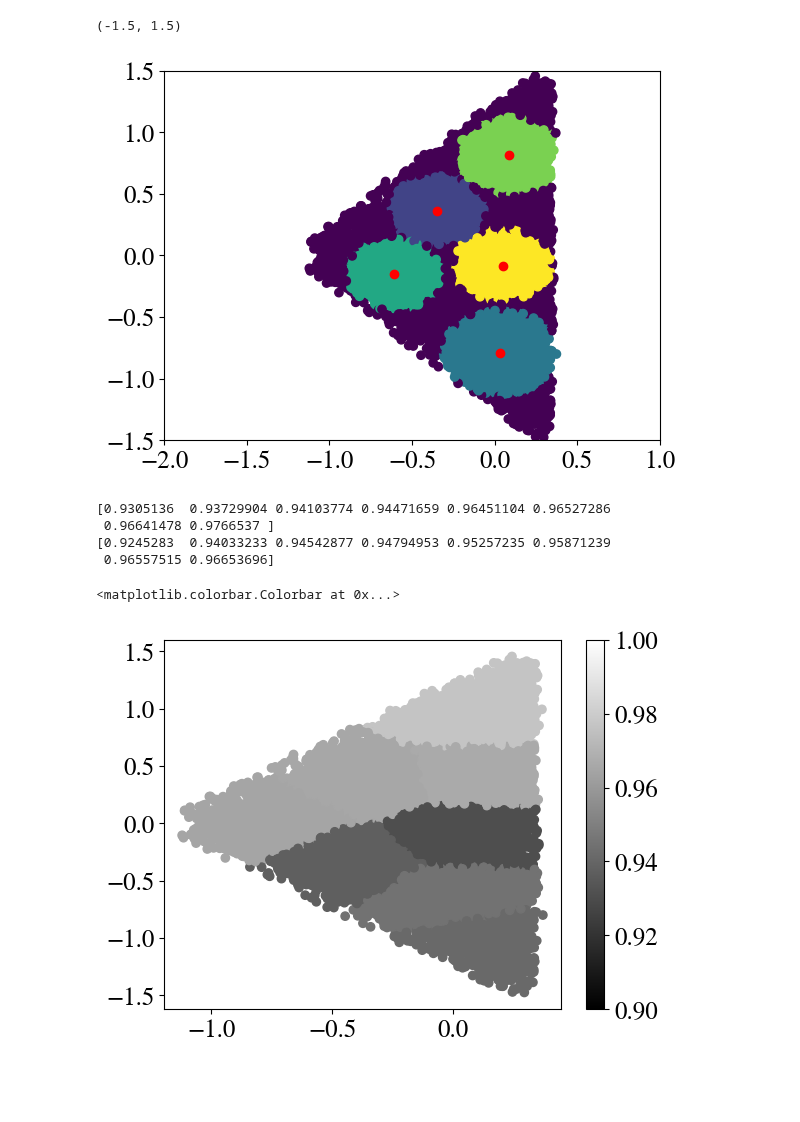
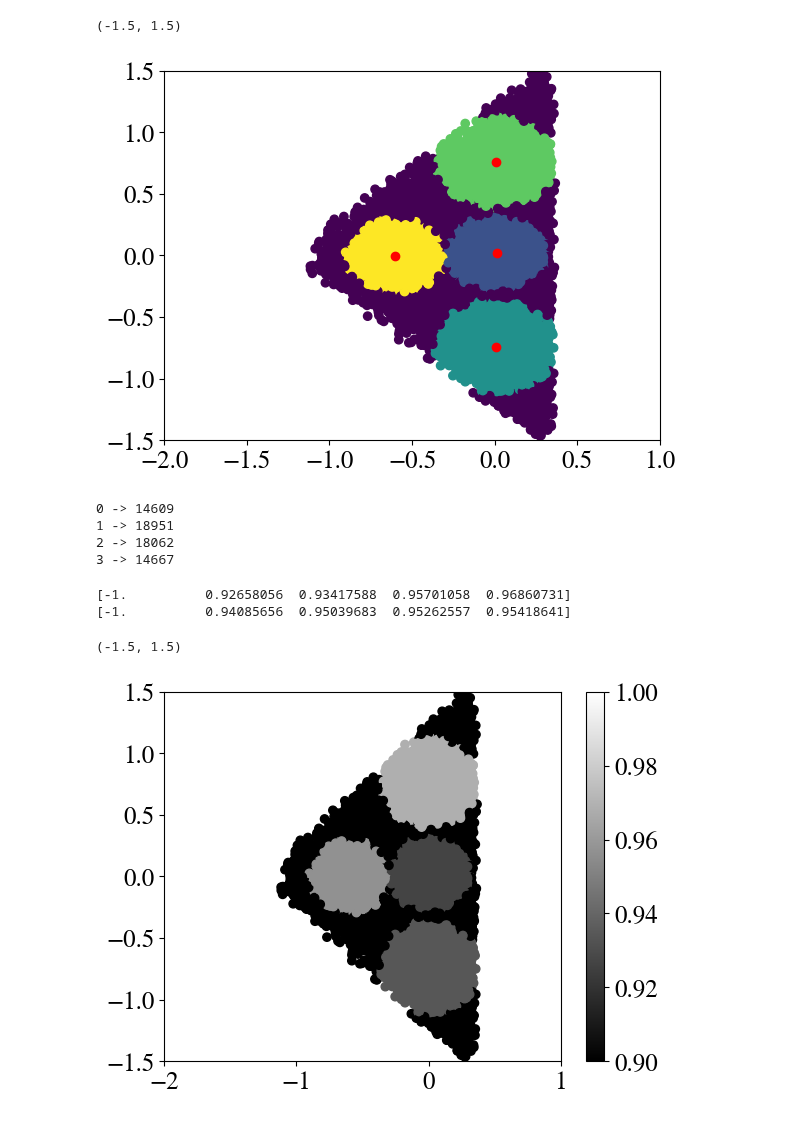
Before and after one commit to yashpatel5400/canvi, a Jupyter notebook: canvi/plot_regions_cov.ipynb, the cells around one changed output. Saved outputs shown, nothing was run; the diff lists cells and outputs as text; code cells hidden in the pictures; blank space fills up the shorter version.

```diff
--- a/canvi/plot_regions_cov.ipynb
+++ b/canvi/plot_regions_cov.ipynb
@@ -55,8 +55,8 @@ task = sbibm.get_task(task_name)
 prior = task.get_prior_dist()
 simulator = task.get_simulator()
 
-calibration_sims = 50_000
-calibration_theta = prior.sample((sims,))
+calibration_sims = 500_000
+calibration_theta = prior.sample((calibration_sims,))
 calibration_x = simulator(calibration_theta)
 calibration_theta = calibration_theta[...,:2]
 
@@ -68,7 +68,7 @@ test_theta = test_theta[...,:2]
 from sklearn.cluster import KMeans
 import numpy as np
 
-K = 5
+K = 4
 kmeans = KMeans(n_clusters=K, random_state=0, n_init="auto").fit(calibration_x)
 # %%
 radii = []
@@ -76,10 +76,14 @@ for k in range(K):
     dists = np.linalg.norm(kmeans.cluster_centers_[k] - kmeans.cluster_centers_, axis=1) / 2
     radii.append(np.min(dists[dists != 0]))
 # %%
+cal_labels = np.ones(calibration_x.shape[0]) * -1
 test_labels = np.ones(test_x.shape[0]) * -1
 for k in range(K):
     dists = np.linalg.norm(test_x - kmeans.cluster_centers_[k], axis=1)
     test_labels[dists < radii[k]] = k
+
+    cal_dists = np.linalg.norm(calibration_x - kmeans.cluster_centers_[k], axis=1)
+    cal_labels[cal_dists < radii[k]] = k
 # %%
 plt.scatter(test_x[:,0],test_x[:,1],c=test_labels.astype(float))
 plt.scatter(kmeans.cluster_centers_[:,0],kmeans.cluster_centers_[:,1],c="r")
@@ -87,7 +91,7 @@ plt.xlim(-2.0, 1.0)
 plt.ylim(-1.5, 1.5)
 # %% [output]
 (-1.5, 1.5)
-[figure, old version]
+[figure, new version]
 # %%
 cal_scores = 1 / encoder.log_prob(calibration_theta.to(device), calibration_x.to(device)).detach().cpu().exp().numpy()
 desired_coverage = 0.95
@@ -99,27 +103,32 @@ label_overall_covs = test_labels.copy().astype(float)
 label_specific_covs = test_labels.copy().astype(float)
 
 for k in range(K):
-    conformal_quantile_k = np.quantile(cal_scores[kmeans.labels_ == k], q = desired_coverage)
-
     covered_overall_quantile = (1 / probs[test_labels == k]) < conformal_quantile
     label_overall_covs[test_labels == k] = np.sum(covered_overall_quantile) / len(covered_overall_quantile)
 
+    conformal_quantile_k = np.quantile(cal_scores[cal_labels == k], q = desired_coverage)
     covered_specific_quantile = (1 / probs[test_labels == k]) < conformal_quantile_k
     label_specific_covs[test_labels == k] = np.sum(covered_specific_quantile) / len(covered_specific_quantile)
+    print(f"{k} -> {len(cal_scores[cal_labels == k])}")
+# %% [output]
+0 -> 14609
+1 -> 18951
+2 -> 18062
+3 -> 14667
 # %%
 print(np.unique(label_overall_covs))
 print(np.unique(label_specific_covs))
 # %% [output]
-[0.9305136  0.93729904 0.94103774 0.94471659 0.96451104 0.96527286
- 0.96641478 0.9766537 ]
-[0.9245283  0.94033233 0.94542877 0.94794953 0.95257235 0.95871239
- 0.96557515 0.96653696]
+[-1.          0.92658056  0.93417588  0.95701058  0.96860731]
+[-1.          0.94085656  0.95039683  0.95262557  0.95418641]
 # %%
 plt.scatter(test_x[:,0],test_x[:,1],c=label_overall_covs,cmap='gray',vmin=0.9, vmax=1.0)
 plt.colorbar()
+plt.xlim(-2.0, 1.0)
+plt.ylim(-1.5, 1.5)
 # %% [output]
-<matplotlib.colorbar.Colorbar at 0x...>
+(-1.5, 1.5)
-[figure, old version]
+[figure, new version]
 # %%
 plt.scatter(test_x[:,0],test_x[:,1],c=label_specific_covs,cmap='gray',vmin=0.9, vmax=1.0)
 plt.colorbar()
```
Also changed, not shown: parts of 1 cell of this notebook, 1 other file.
